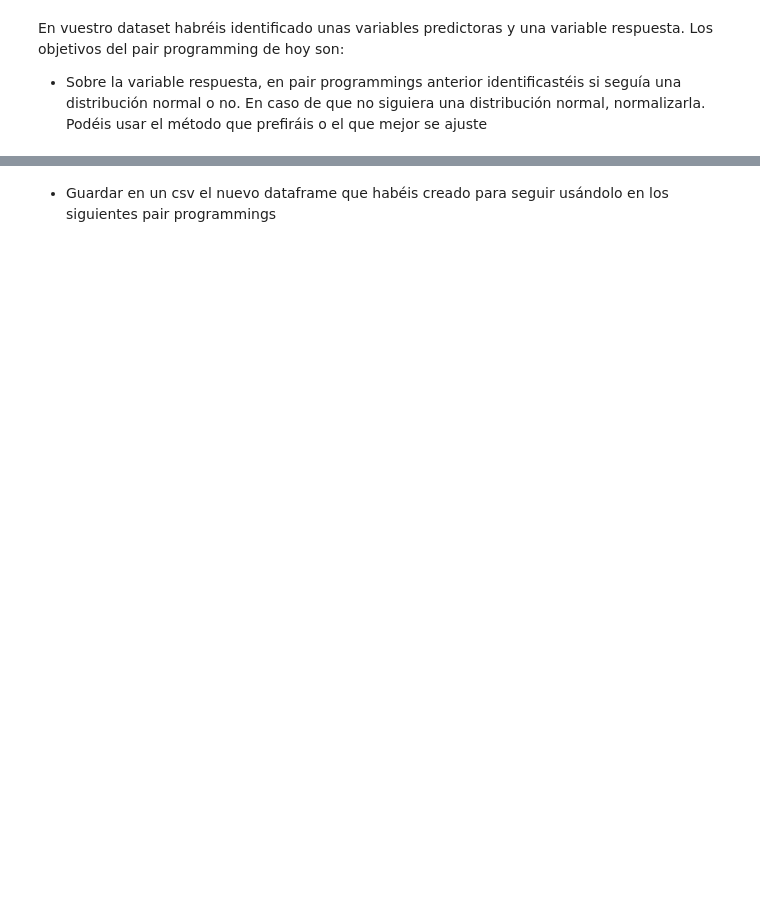
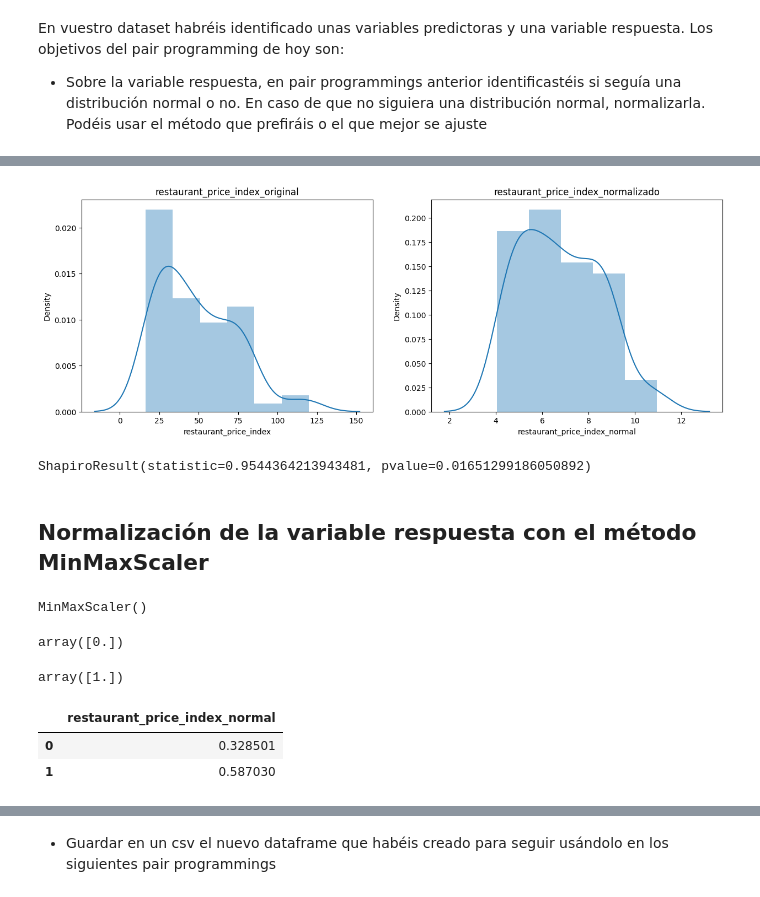
Before and after one commit to Adalab/promo-d-da-modulo3-sprint1-laura-maitane, a Jupyter notebook: regresion-lineal/reg-lin-5-normalizacion.ipynb, the cells around one changed output, grey strips where cells are left out. Drawn from its saved outputs; the diff is of its cells as text; code cells hidden in the pictures; blank space fills up the shorter version.

```diff
--- a/regresion-lineal/reg-lin-5-normalizacion.ipynb
+++ b/regresion-lineal/reg-lin-5-normalizacion.ipynb
@@ -29,0 +75,18 @@ En vuestro dataset habréis identificado unas variables predictoras y una variab
+# %%
+df['restaurant_price_index_normal'] = df['restaurant_price_index'].apply(lambda x: math.sqrt(x))
+# %%
+fig, axes = plt.subplots(1, 2, figsize = (15,5))
+
+axes[0].set_title('restaurant_price_index_original')
+axes[1].set_title('restaurant_price_index_normalizado')
+
+sns.distplot(df['restaurant_price_index'] ,ax = axes[0])
+sns.distplot(df['restaurant_price_index_normal'], ax = axes[1]);
+# %% [output]
+[figure, added]
+# %%
+stats.shapiro(df['restaurant_price_index_normal'])
+# %% [output]
+ShapiroResult(statistic=0.9544364213943481, pvalue=0.01651299186050892)
+# %% [markdown]
+ ## Normalización de la variable respuesta con el método MinMaxScaler ##
@@ -29,0 +95,4 @@ En vuestro dataset habréis identificado unas variables predictoras y una variab
+# %%
+minmax.fit(df[['restaurant_price_index']])
+# %% [output]
+MinMaxScaler()
@@ -29,0 +101,15 @@ En vuestro dataset habréis identificado unas variables predictoras y una variab
+# %%
+X_normalizadas.min(axis=0)
+# %% [output]
+array([0.])
+# %%
+X_normalizadas.max(axis=0)
+# %% [output]
+array([1.])
+# %%
+numericas_minmax = pd.DataFrame(X_normalizadas, columns = ["restaurant_price_index_normal"])
+numericas_minmax.head(2)
+# %% [output]
+|  | restaurant_price_index_normal |
+| 0 | 0.328501 |
+| 1 | 0.587030 |
```
Also changed, not shown: parts of 23 cells of this notebook, 2 other files.
